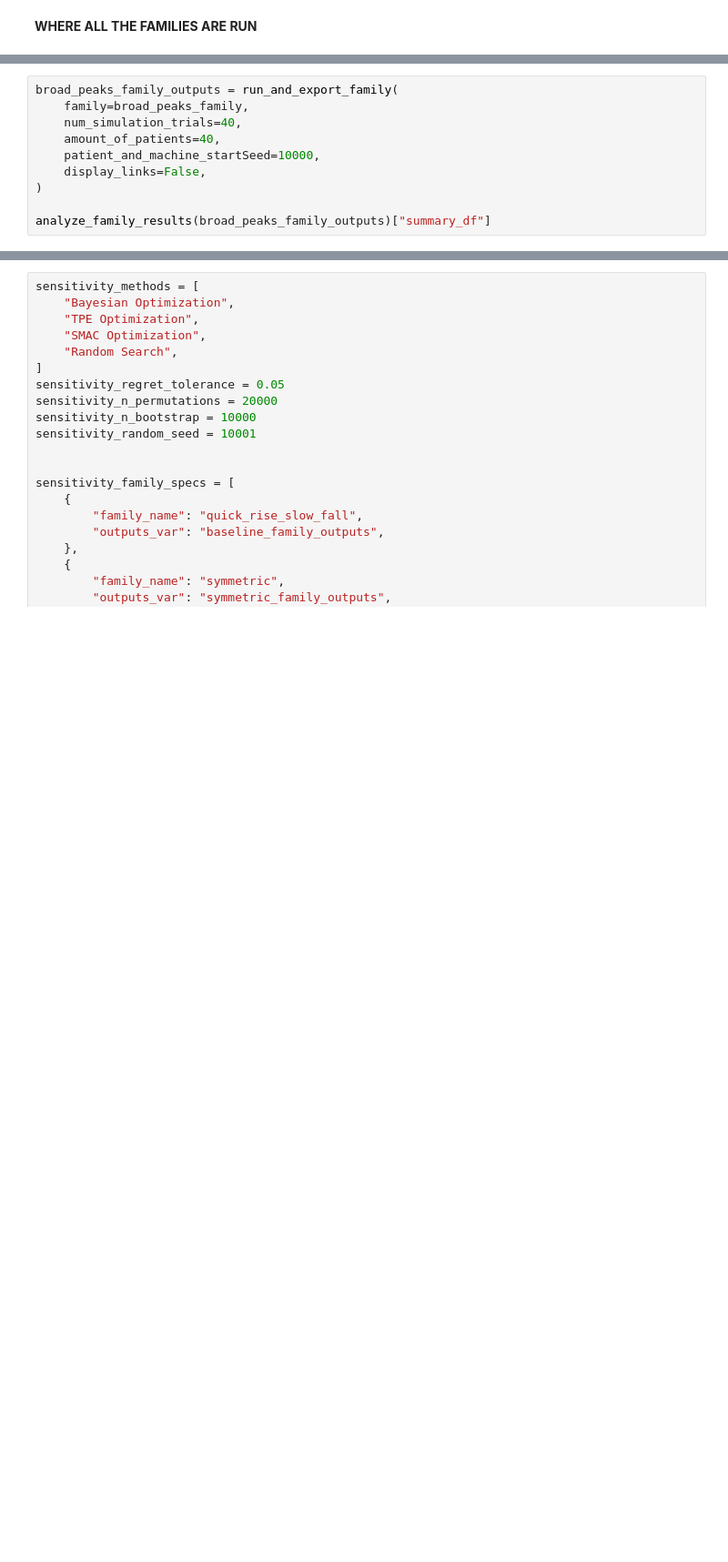
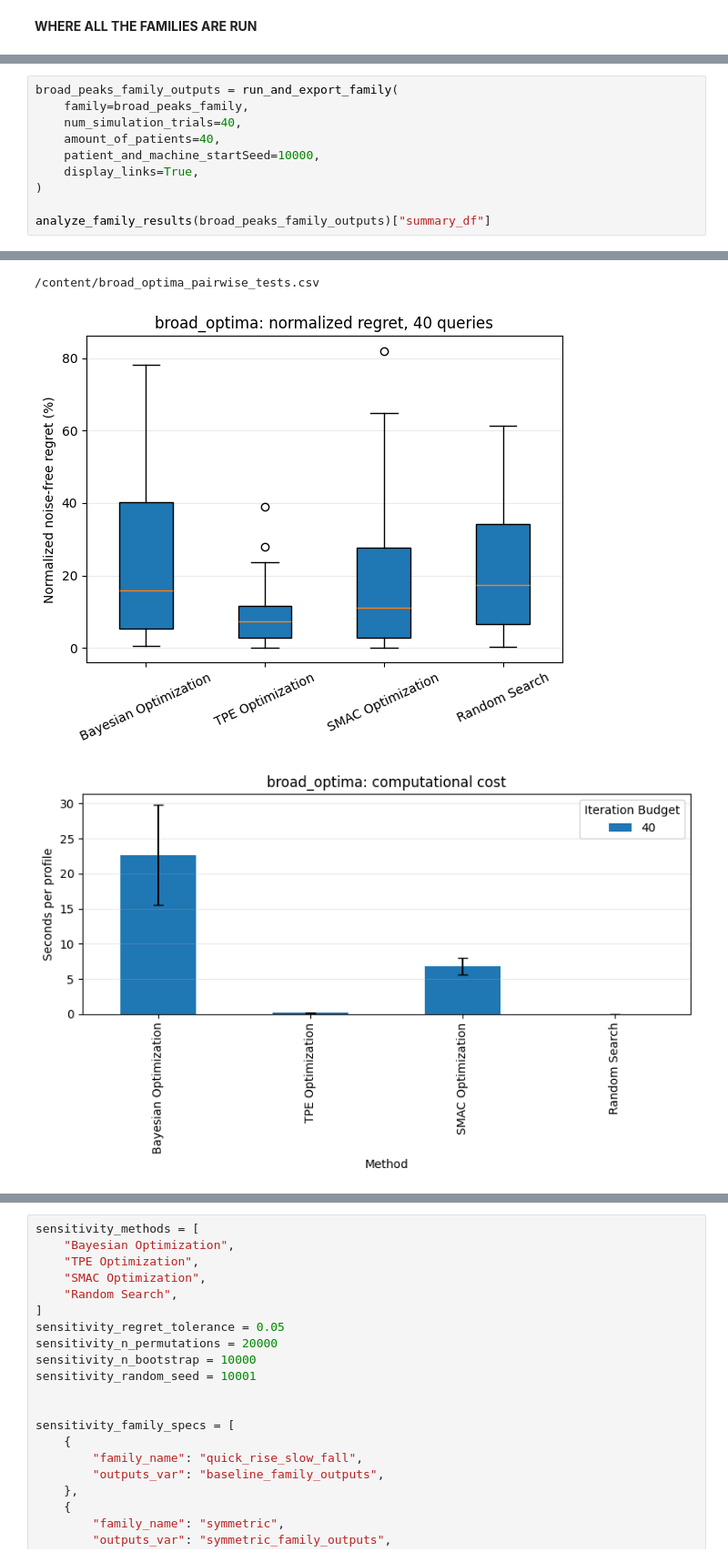
Before and after one commit to johnathan-ding/taVNS-simulation, a Jupyter notebook: Machine_Learning_Optimization_Demonstration (2).ipynb, the cells around one changed output, grey strips where cells are left out. Shown at 91% size. Saved outputs shown, nothing was run; the diff lists cells and outputs as text; blank space fills up the shorter version.

```diff
--- a/Machine_Learning_Optimization_Demonstration (2).ipynb
+++ b/Machine_Learning_Optimization_Demonstration (2).ipynb
@@ -2193,7 +2265,8 @@ broad_peaks_family_outputs = run_and_export_family(
     num_simulation_trials=40,
     amount_of_patients=40,
     patient_and_machine_startSeed=10000,
-    display_links=False,
+    display_links=True,
 )
 
 analyze_family_results(broad_peaks_family_outputs)["summary_df"]
+# %% [output]
@@ -2199,0 +2294,3 @@ analyze_family_results(broad_peaks_family_outputs)["summary_df"]
+/content/broad_optima_pairwise_tests.csv
+[figure, added]
+[figure, added]
```
Also changed, not shown: parts of 11 cells of this notebook.
